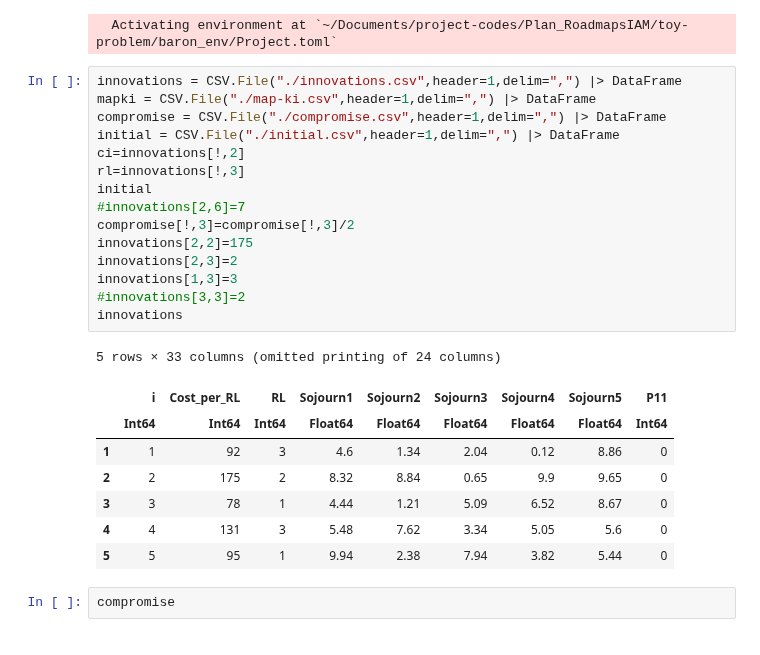
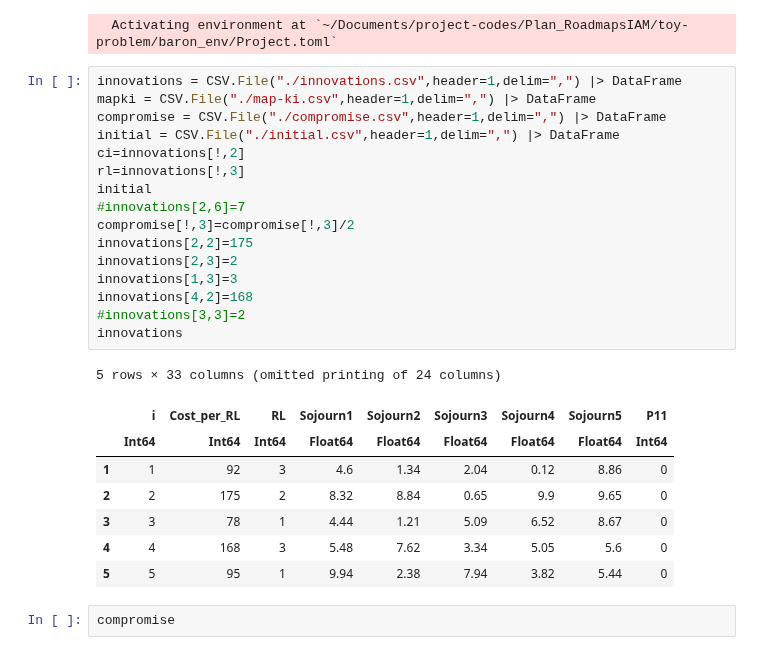
Before and after one commit to vyom-thakker/RoadmapsIAM, a Jupyter notebook: main.ipynb, the cells around one changed output. Saved outputs shown, nothing was run; the diff lists cells and outputs as text.

```diff
--- a/main.ipynb
+++ b/main.ipynb
@@ -17,26 +17,27 @@ using BARON
 # %%
 innovations = CSV.File("./innovations.csv",header=1,delim=",") |> DataFrame
 mapki = CSV.File("./map-ki.csv",header=1,delim=",") |> DataFrame
 compromise = CSV.File("./compromise.csv",header=1,delim=",") |> DataFrame
 initial = CSV.File("./initial.csv",header=1,delim=",") |> DataFrame
 ci=innovations[!,2]
 rl=innovations[!,3]
 initial
 #innovations[2,6]=7
 compromise[!,3]=compromise[!,3]/2
 innovations[2,2]=175
 innovations[2,3]=2
 innovations[1,3]=3
+innovations[4,2]=168
 #innovations[3,3]=2
 innovations
 # %% [output]
 5 rows × 33 columns (omitted printing of 24 columns)
 |  | i | Cost_per_RL | RL | Sojourn1 | Sojourn2 | Sojourn3 | Sojourn4 | Sojourn5 | P11 |
 |  | Int64 | Int64 | Int64 | Float64 | Float64 | Float64 | Float64 | Float64 | Int64 |
 | 1 | 1 | 92 | 3 | 4.6 | 1.34 | 2.04 | 0.12 | 8.86 | 0 |
 | 2 | 2 | 175 | 2 | 8.32 | 8.84 | 0.65 | 9.9 | 9.65 | 0 |
 | 3 | 3 | 78 | 1 | 4.44 | 1.21 | 5.09 | 6.52 | 8.67 | 0 |
-| 4 | 4 | 131 | 3 | 5.48 | 7.62 | 3.34 | 5.05 | 5.6 | 0 |
+| 4 | 4 | 168 | 3 | 5.48 | 7.62 | 3.34 | 5.05 | 5.6 | 0 |
 | 5 | 5 | 95 | 1 | 9.94 | 2.38 | 7.94 | 3.82 | 5.44 | 0 |
 # %%
 compromise
```
Also changed, not shown: parts of 16 cells of this notebook.
